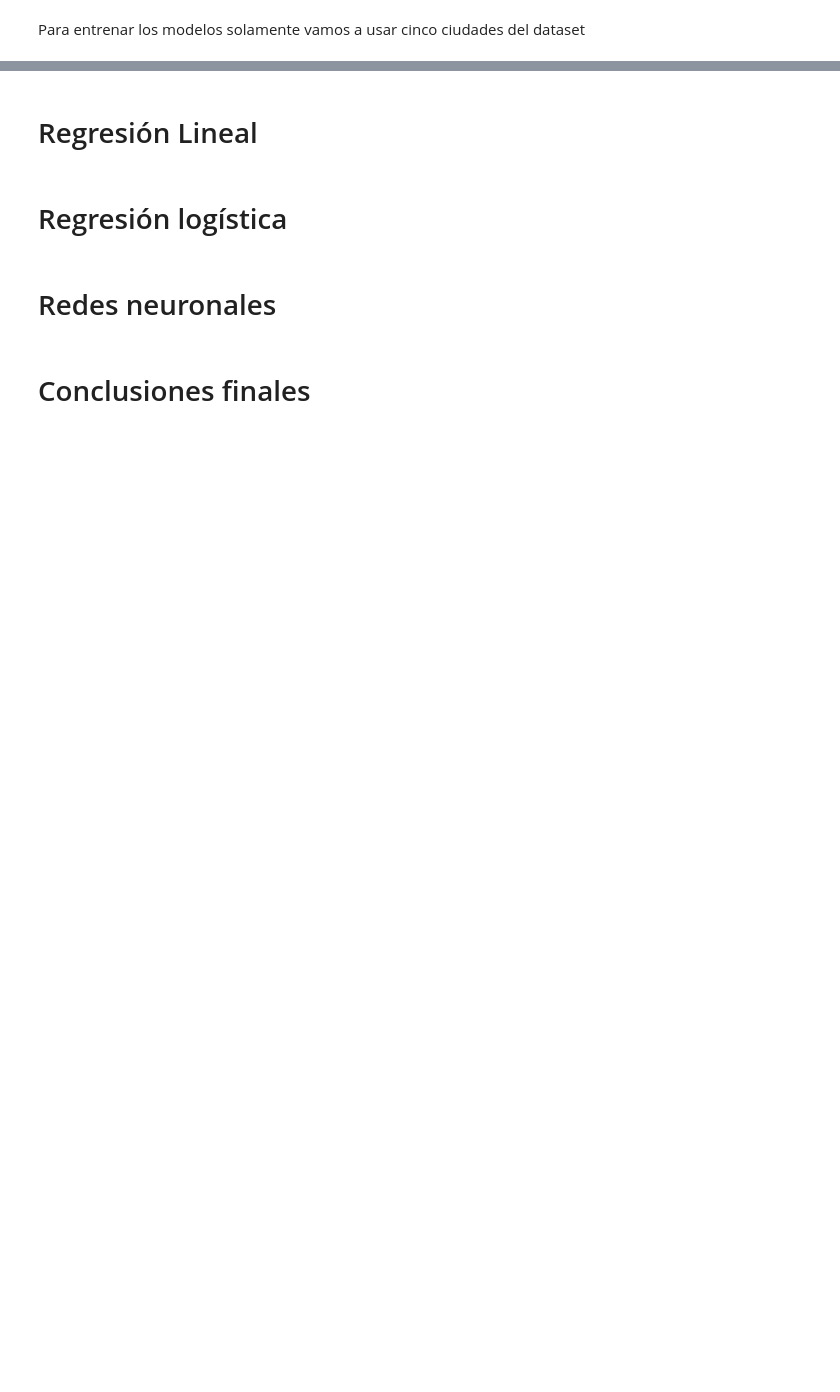
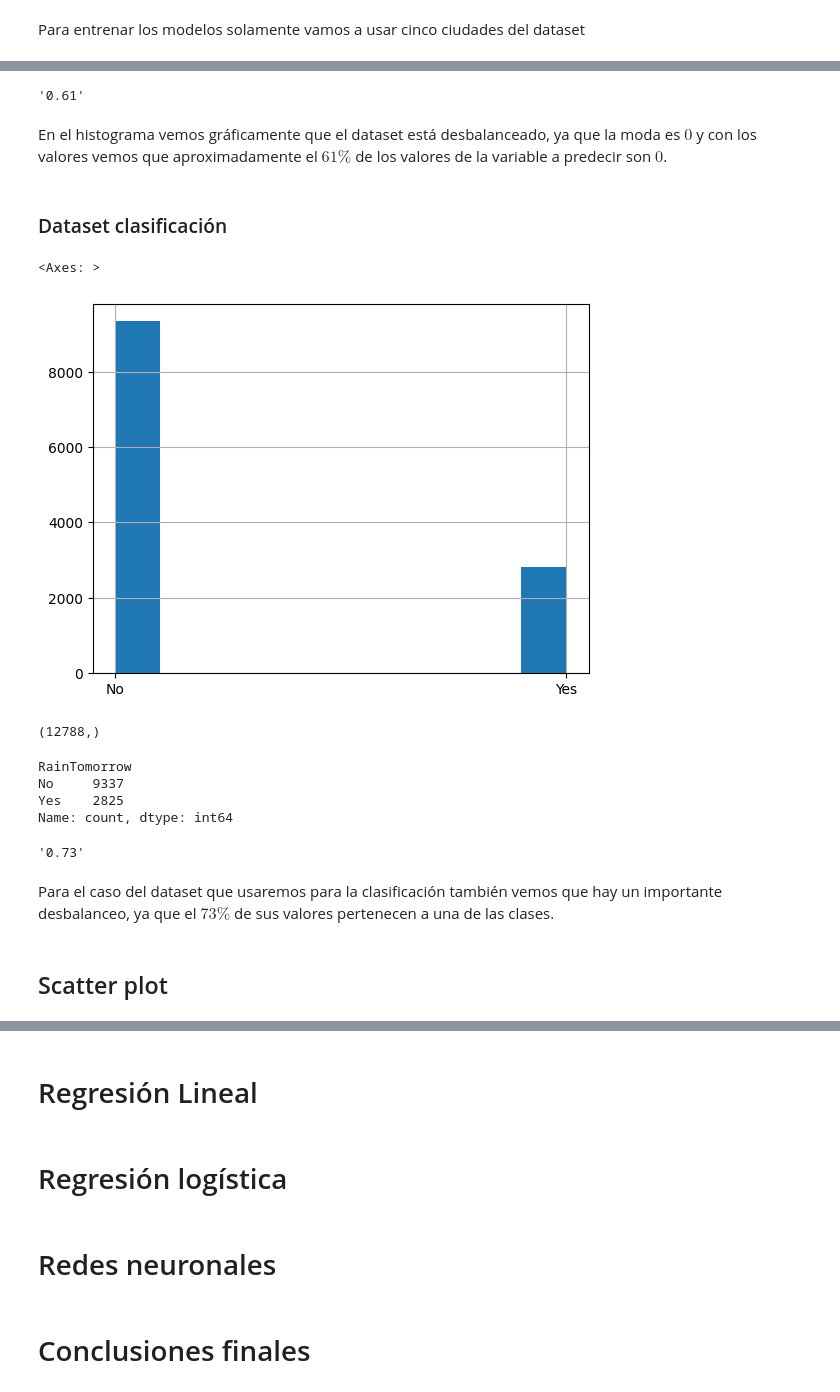
Before and after one commit to Isaiasgaray/aa_1, a Jupyter notebook: notebook_final.ipynb, the cells around one changed output, grey strips where cells are left out. Cells and saved outputs as stored; diff of their text form; code cells hidden in the pictures; blank space fills up the shorter version.

```diff
--- a/notebook_final.ipynb
+++ b/notebook_final.ipynb
@@ -29,0 +76,32 @@ df = df_original[df_original['Location']\
+# %%
+f'{7784/12788:.2f}'
+# %% [output]
+'0.61'
+# %% [markdown]
+En el histograma vemos gráficamente que el dataset está desbalanceado, ya que la moda es $0$ y con los valores vemos que aproximadamente el $61\%$ de los valores de la variable a predecir son $0$.
+# %% [markdown]
+### Dataset clasificación
+# %%
+y_train_clas.hist()
+# %% [output]
+<Axes: >
+[figure, added]
+# %%
+y_train_clas.shape
+# %% [output]
+(12788,)
+# %%
+y_train_clas.value_counts()
+# %% [output]
+RainTomorrow
+No     9337
+Yes    2825
+Name: count, dtype: int64
+# %%
+f'{9337/12788:.2f}'
+# %% [output]
+'0.73'
+# %% [markdown]
+Para el caso del dataset que usaremos para la clasificación también vemos que hay un importante desbalanceo, ya que el $73\%$ de sus valores pertenecen a una de las clases.
+# %% [markdown]
+## Scatter plot
```
Also changed, not shown: parts of 41 cells of this notebook.
